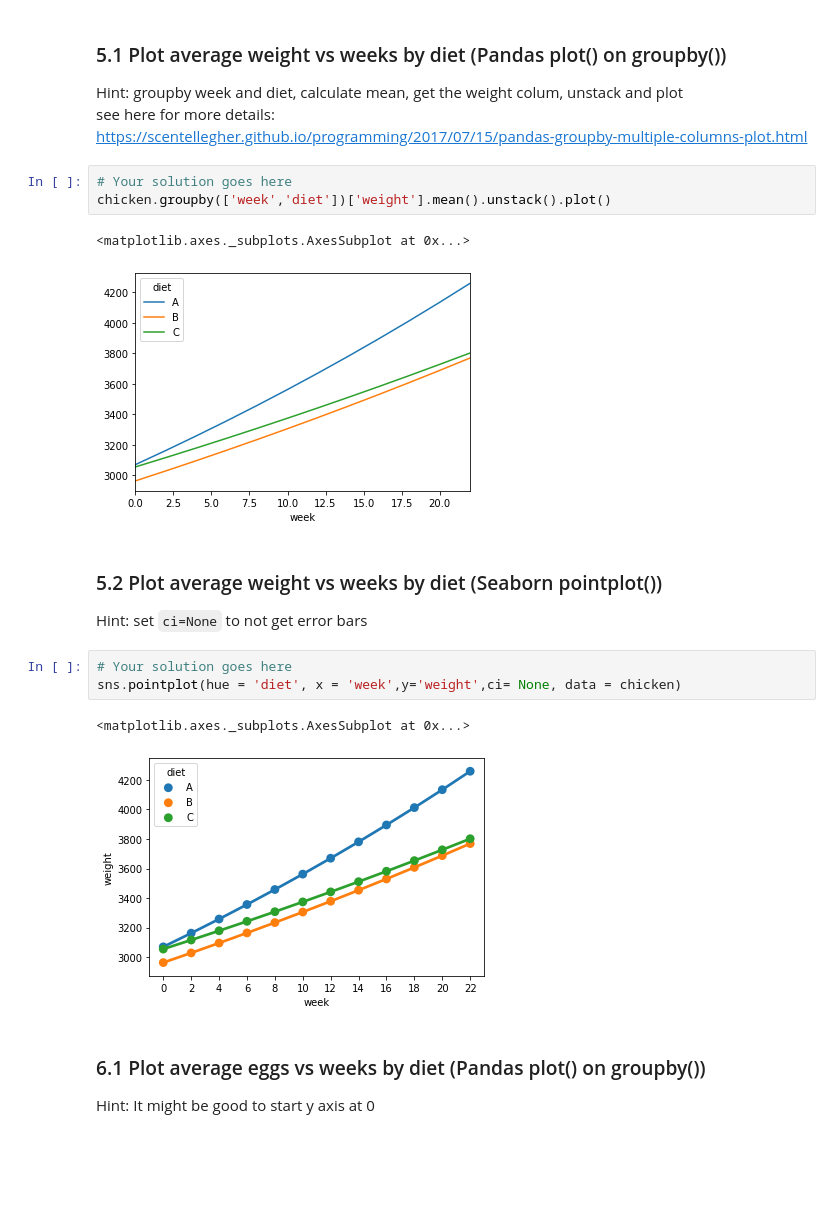
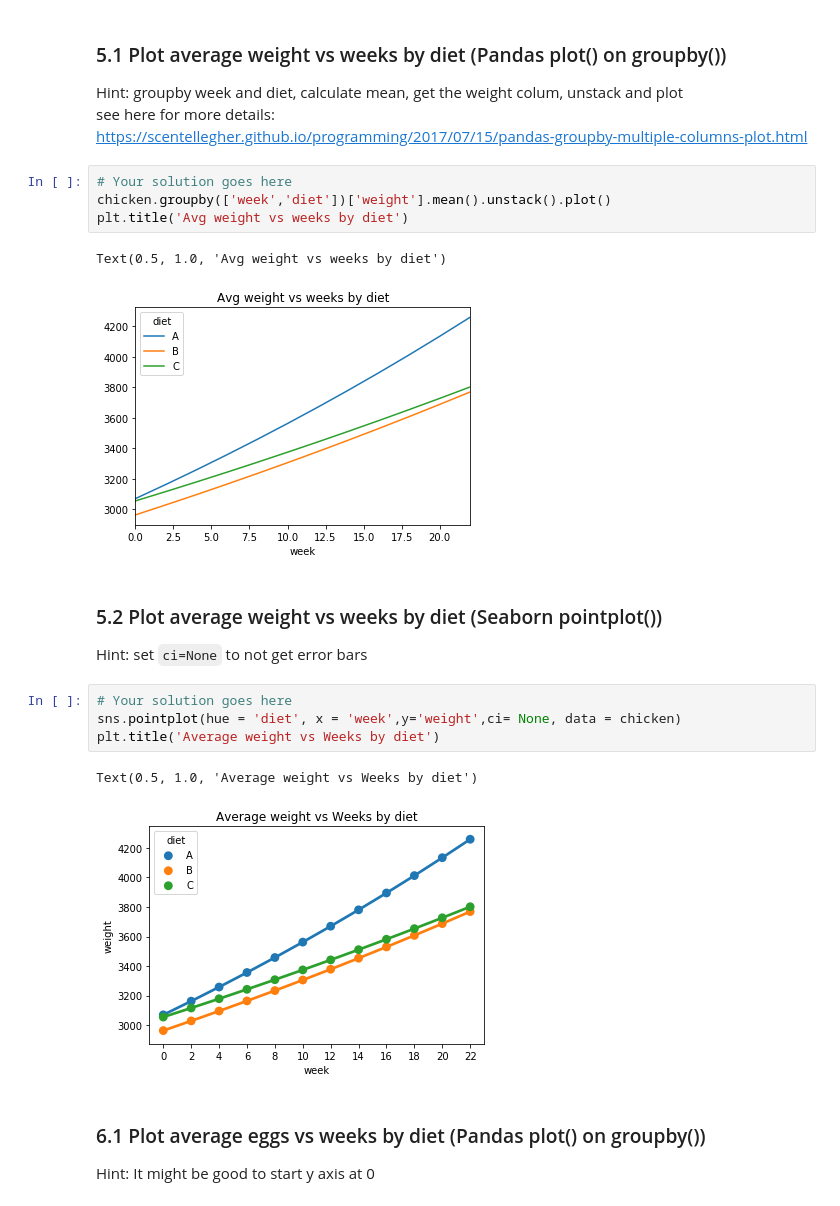
Before and after one commit to rahianIslam/Data-Visualization, a Jupyter notebook: chicken.ipynb, the cells around one changed output. Cells and saved outputs as stored; diff of their text form; blank space fills up the shorter version.

```diff
--- a/chicken.ipynb
+++ b/chicken.ipynb
@@ -124,18 +123,20 @@ https://scentellegher.github.io/programming/2017/07/15/pandas-groupby-multiple-c
 # %%
 # Your solution goes here
 chicken.groupby(['week','diet'])['weight'].mean().unstack().plot()
+plt.title('Avg weight vs weeks by diet')
 # %% [output]
-<matplotlib.axes._subplots.AxesSubplot at 0x...>
+Text(0.5, 1.0, 'Avg weight vs weeks by diet')
-[figure, old version]
+[figure, new version]
 # %% [markdown]
 ### 5.2 Plot average weight vs weeks by diet (Seaborn pointplot())
 Hint: set `ci=None` to not get error bars
 # %%
 # Your solution goes here
 sns.pointplot(hue = 'diet', x = 'week',y='weight',ci= None, data = chicken)
+plt.title('Average weight vs Weeks by diet')
 # %% [output]
-<matplotlib.axes._subplots.AxesSubplot at 0x...>
+Text(0.5, 1.0, 'Average weight vs Weeks by diet')
-[figure, old version]
+[figure, new version]
 # %% [markdown]
 ### 6.1 Plot average eggs vs weeks by diet (Pandas plot() on groupby())
 Hint: It might be good to start y axis at 0
```
Also changed, not shown: parts of 9 cells of this notebook.
